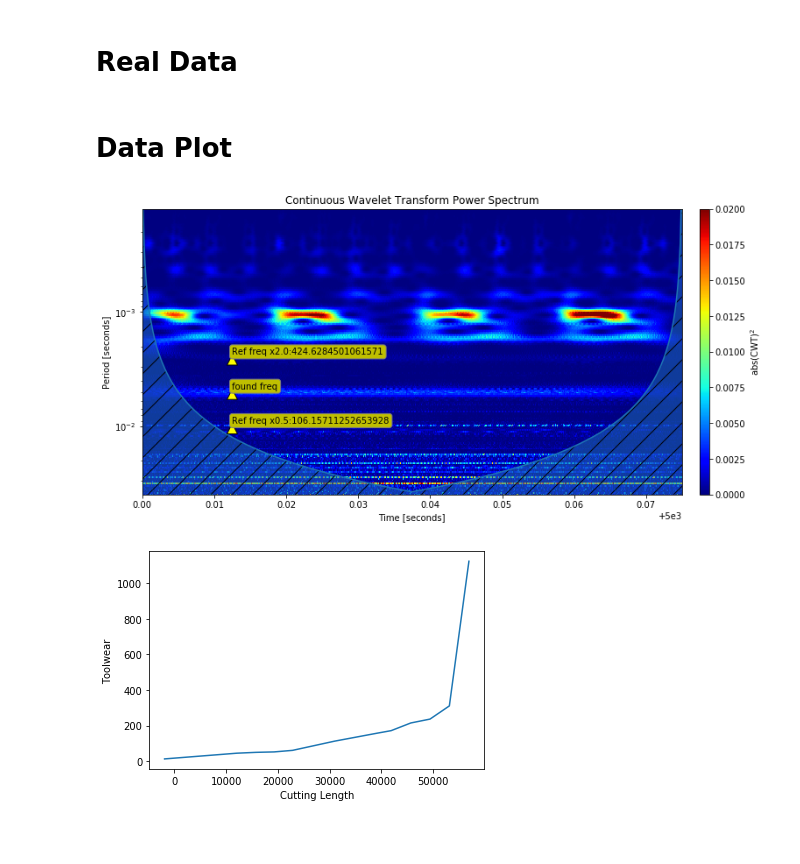
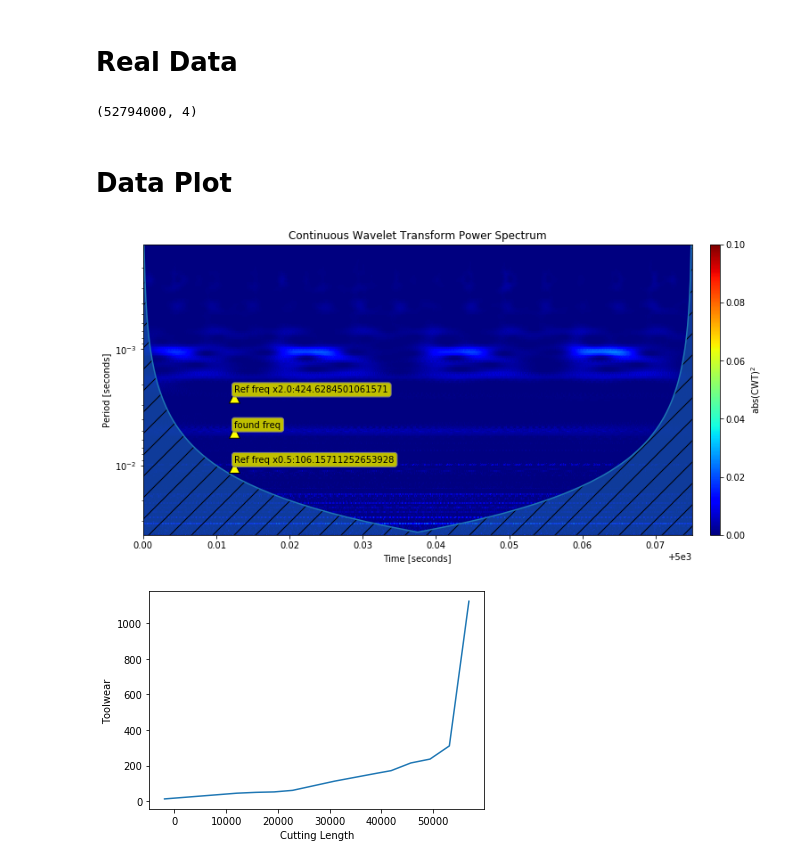
Before and after one commit to ugurgudelek/berries, a Jupyter notebook: src/notebooks/machining_data_analysis.ipynb, the cells around one changed output. Saved outputs shown, nothing was run; the diff lists cells and outputs as text; code cells hidden in the pictures; blank space fills up the shorter version.

```diff
--- a/src/notebooks/machining_data_analysis.ipynb
+++ b/src/notebooks/machining_data_analysis.ipynb
@@ -583,6 +583,11 @@ class VibrationData():
         """
 
         xname = 'time'
+
+        # quick fix for propor interpolation (to not go below 0)
+        self.reading[yname].iloc[0] = 0.
+        self.reading[xname].iloc[0] = 0.
+
         y = self.reading[yname].dropna()
         x = self.reading.loc[y.index, xname]
 
@@ -625,29 +630,33 @@ class VibrationData():
 NUM_CYCLE = 4
 vib = VibrationData.batch_read(fpath=Path('D:/machining/data/raw'), cut_no=1, kind='acc', n_cycle=NUM_CYCLE)
 # vib = VibrationData.from_pickle(Path('D:/machining/data/raw/1/data.pickle'))
+# %%
+vib.reading.shape
+# %% [output]
+(52794000, 4)
 # %% [markdown]
 # Data Plot
 # %%
 START_SEC = 5000
 # vib.apply_aggregation() # apply several filters
 subset = vib.make_subset_after(sec=START_SEC)
 
 # # # plot data
 # vib.static_plot()
-# vib.plot(plot=True)
+# vib.plot(plot=True, save=False)
 
 # # plot fft
 # vib.fft(data=subset,
 #         plot=True)
 
 # # plot spectrogram
 # vib.spectrogram(data=subset,
 #                 plot=True)
 
 # plot wavelet
-(ax,cwt) = vib.wavelet(data=subset, wavelet='cmor3-1.5', clim=[0, 0.02])
+(ax,cwt) = vib.wavelet(data=subset, wavelet='cmor3-1.5', clim=[0, 0.1])
 # %% [output]
-[figure, old version]
+[figure, new version]
 # %%
 vib.plot_toolwear()
 # %% [output]
```
Also changed, not shown: parts of 4 cells of this notebook, 1 other file.
